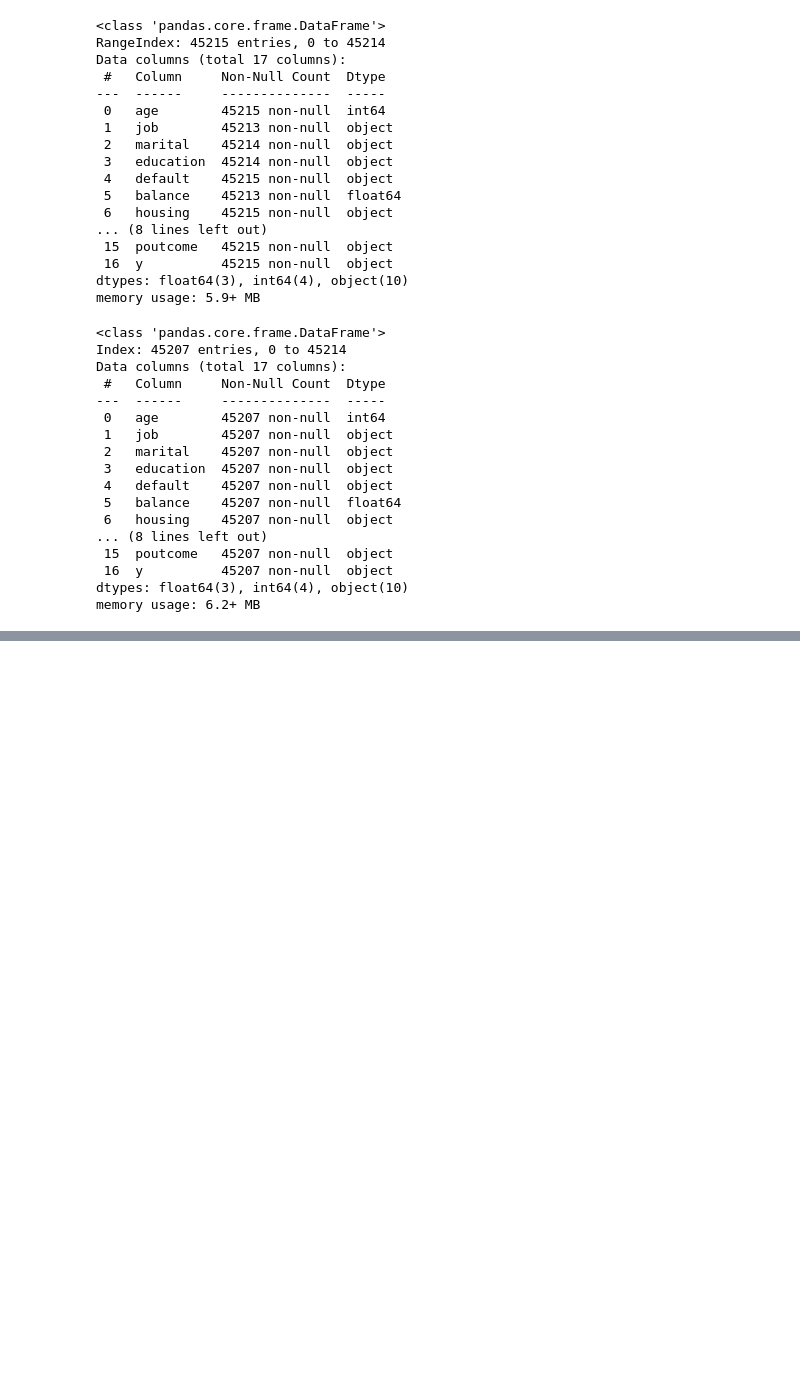
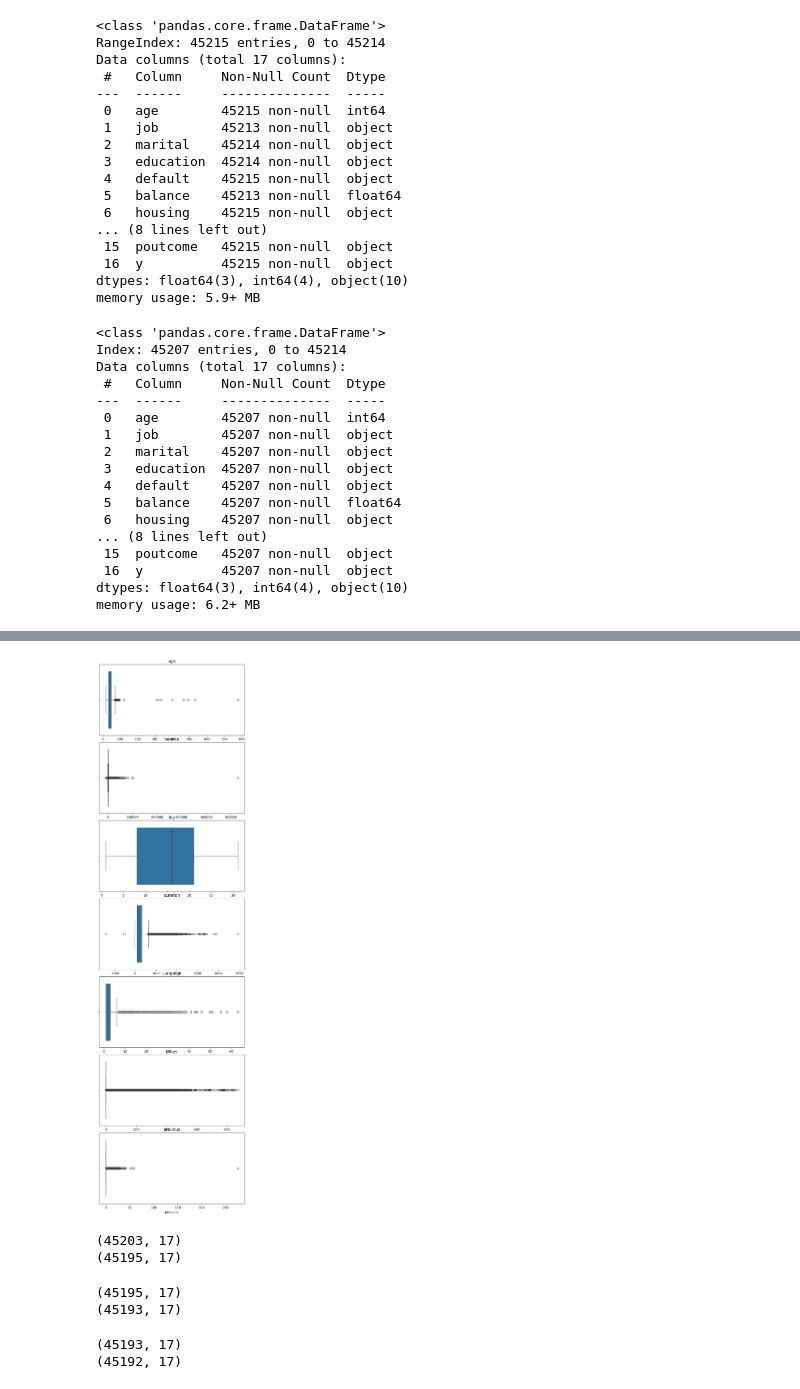
Before and after one commit to asegura4488/CienciaDatos, a Jupyter notebook: Semana3/Sesion5.ipynb, the cells around one changed output, grey strips where cells are left out. Cells and saved outputs as stored; diff of their text form; code cells hidden in the pictures; blank space fills up the shorter version.

```diff
--- a/Semana3/Sesion5.ipynb
+++ b/Semana3/Sesion5.ipynb
@@ -109,0 +110,3 @@ print(data.duplicated().sum())
+# %%
+data.drop_duplicates(inplace=True)
+data.shape
@@ -109,0 +123,5 @@ print(data.duplicated().sum())
+# %%
+col_cate = ['job','marital','education','default','housing','loan','contact','month','poutcome','y']
+# %%
+for col in col_cate:
+  print(f"{col}: {data[col].unique()}, {len(data[col].unique())}")
@@ -109,0 +156,13 @@ print(data.duplicated().sum())
+# %%
+col_num = ['age','balance','day','duration','campaign','pdays','previous']
+# %%
+# Vamos a mirar los outliers de los datos numericos
+fig, ax = plt.subplots(len(col_num),1, figsize=(8,30))
+fig.subplots_adjust(hspace=0.1)
+
+for i, col in enumerate(col_num):
+  #print(i,col)
+  sns.boxplot(x=col, data=data, ax=ax[i])
+  ax[i].set_title(col)
+# %% [output]
+[figure, added]
@@ -109,0 +174,24 @@ print(data.duplicated().sum())
+# %%
+print(data.shape)
+mask1 = data['age'] <= 100
+data = data[mask1]
+print(data.shape)
+# %% [output]
+(45203, 17)
+(45195, 17)
+# %%
+print(data.shape)
+mask2 = data['duration'] >= 0
+data = data[mask2]
+print(data.shape)
+# %% [output]
+(45195, 17)
+(45193, 17)
+# %%
+print(data.shape)
+mask3 = data['previous'] <= 100
+data = data[mask3]
+print(data.shape)
+# %% [output]
+(45193, 17)
+(45192, 17)
```
Also changed, not shown: parts of 7 cells of this notebook.
